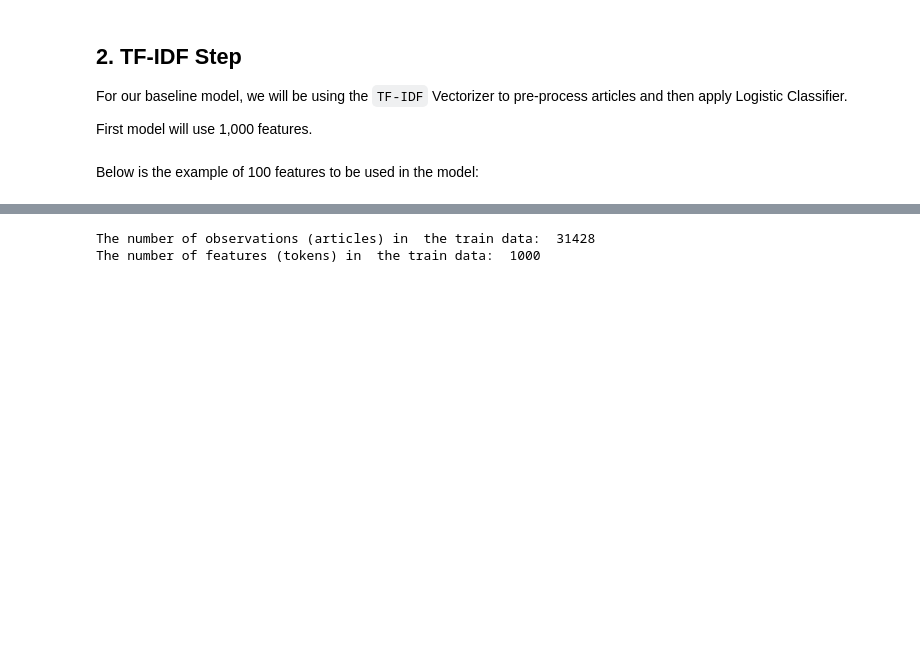
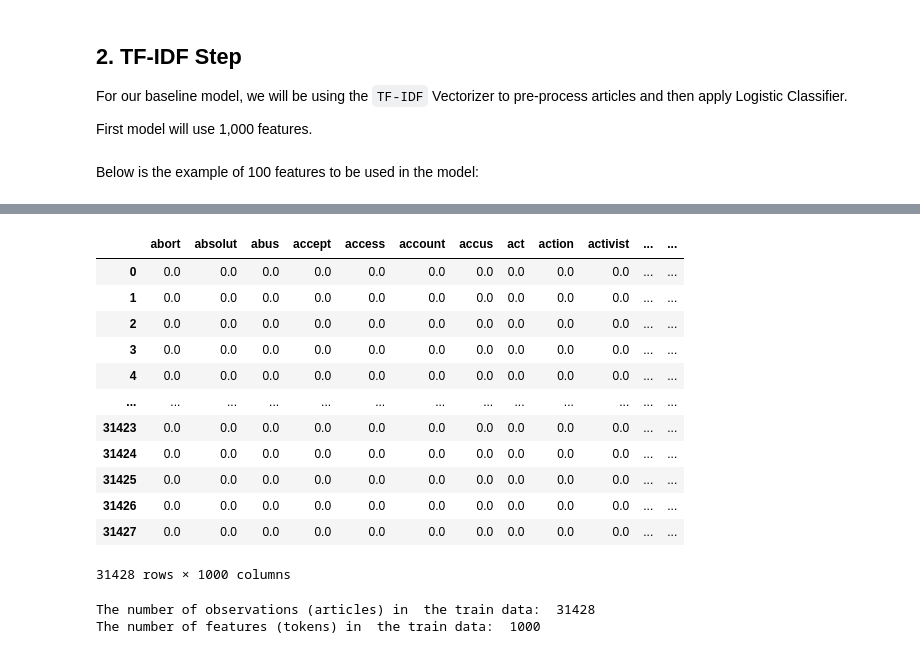
Before and after one commit to anth0nyhak1m/nlp_project_yas, a Jupyter notebook: baseline_model.ipynb, the cells around one changed output, grey strips where cells are left out. Drawn from its saved outputs; the diff is of its cells as text; code cells hidden in the pictures; blank space fills up the shorter version.

```diff
--- a/baseline_model.ipynb
+++ b/baseline_model.ipynb
@@ -234,3 +234,19 @@ array(['abort', 'absolut', 'abus', 'accept', 'access', 'account', 'accus',
+# %%
+pd.DataFrame(X_train_text.toarray(),columns= text_transformer.get_feature_names())
+# %% [output]
+|  | abort | absolut | abus | accept | access | account | accus | act | action | activist | ... | ... |
+| 0 | 0.0 | 0.0 | 0.0 | 0.0 | 0.0 | 0.0 | 0.0 | 0.0 | 0.0 | 0.0 | ... | ... |
+| 1 | 0.0 | 0.0 | 0.0 | 0.0 | 0.0 | 0.0 | 0.0 | 0.0 | 0.0 | 0.0 | ... | ... |
+| 2 | 0.0 | 0.0 | 0.0 | 0.0 | 0.0 | 0.0 | 0.0 | 0.0 | 0.0 | 0.0 | ... | ... |
+| 3 | 0.0 | 0.0 | 0.0 | 0.0 | 0.0 | 0.0 | 0.0 | 0.0 | 0.0 | 0.0 | ... | ... |
+| 4 | 0.0 | 0.0 | 0.0 | 0.0 | 0.0 | 0.0 | 0.0 | 0.0 | 0.0 | 0.0 | ... | ... |
+| ... | ... | ... | ... | ... | ... | ... | ... | ... | ... | ... | ... | ... |
+| 31423 | 0.0 | 0.0 | 0.0 | 0.0 | 0.0 | 0.0 | 0.0 | 0.0 | 0.0 | 0.0 | ... | ... |
+| 31424 | 0.0 | 0.0 | 0.0 | 0.0 | 0.0 | 0.0 | 0.0 | 0.0 | 0.0 | 0.0 | ... | ... |
+| 31425 | 0.0 | 0.0 | 0.0 | 0.0 | 0.0 | 0.0 | 0.0 | 0.0 | 0.0 | 0.0 | ... | ... |
+| 31426 | 0.0 | 0.0 | 0.0 | 0.0 | 0.0 | 0.0 | 0.0 | 0.0 | 0.0 | 0.0 | ... | ... |
+| 31427 | 0.0 | 0.0 | 0.0 | 0.0 | 0.0 | 0.0 | 0.0 | 0.0 | 0.0 | 0.0 | ... | ... |
+31428 rows × 1000 columns
 # %%
 print('The number of observations (articles) in  the train data: ', X_train_text.shape[0])
 print('The number of features (tokens) in  the train data: ', X_train_text.shape[1])
```
Also changed, not shown: parts of 13 cells of this notebook.
